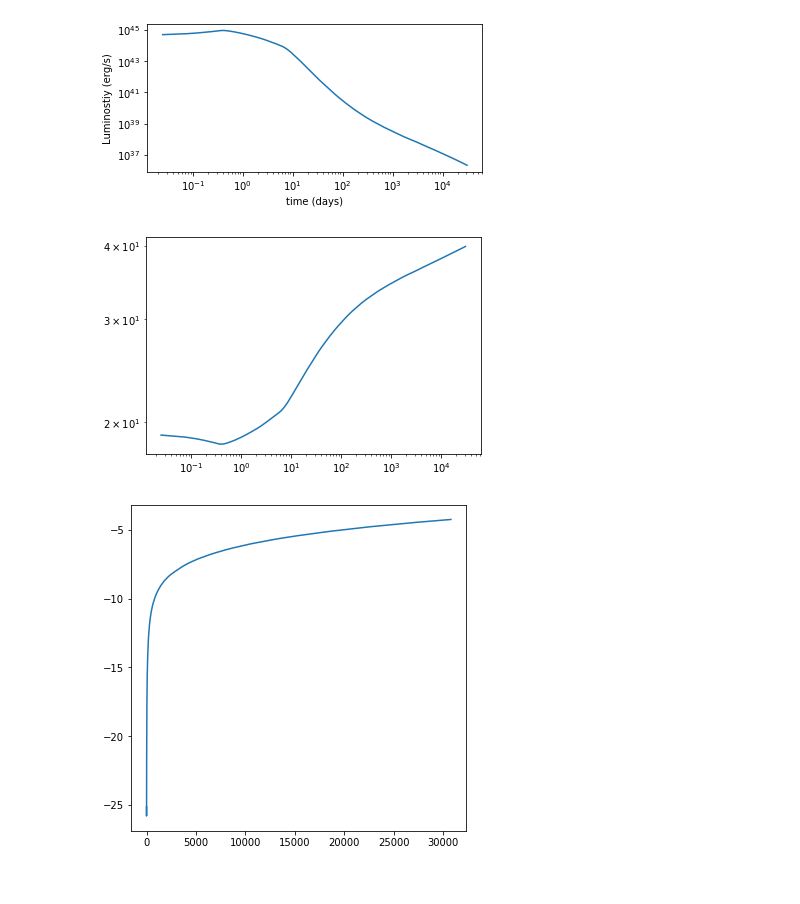
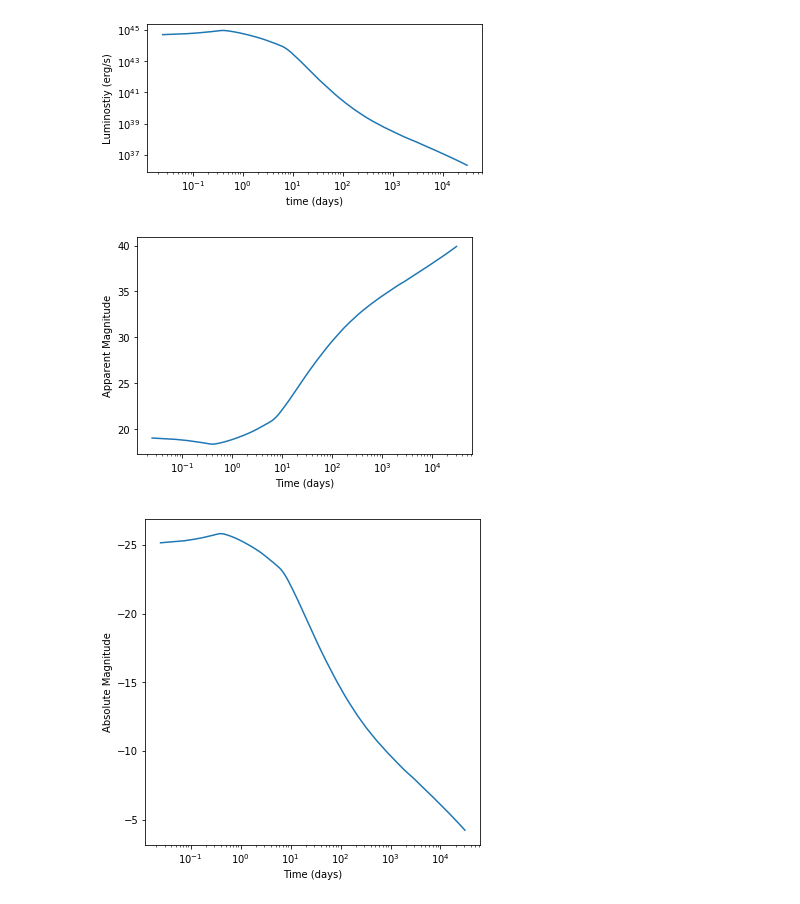
Before and after one commit to caitlin-king/summer-project, a Jupyter notebook: Summerproject.ipynb, the cells around one changed output. Cells and saved outputs as stored; diff of their text form; code cells hidden in the pictures.

Commit message:
modified apparent/abs mag graphs

```diff
--- a/Summerproject.ipynb
+++ b/Summerproject.ipynb
@@ -70,25 +70,30 @@ plt.show()
 # %%
 #Plots of apparent and absolute AB magnitudes
 
 m_AB = -2.5*np.log10(F_nu)-48.60
 
 d = D*(3.24078*pow(10, -19))
 
 M_AB = m_AB-5*np.log10(d)+5
 
 plt.subplot(1, 1, 1)
-plt.plot(t_days, m_AB)
+plt.plot(t_days, m_AB)          #plot of time in days vs. apparent magnitude
 
+plt.xlabel('Time (days)')
+plt.ylabel('Apparent Magnitude')
 plt.xscale('log')
-plt.yscale('log')
+
 plt.figure(figsize=(6,6))
 
 plt.subplot(1, 1, 1)
-plt.plot(t_days, M_AB)
+plt.plot(t_days, M_AB)          #plot of time in days vs. absolute magnitude
 
-
+plt.xlabel('Time (days)')
+plt.ylabel('Absolute Magnitude')
+plt.xscale('log')
+plt.gca().invert_yaxis()
 
 plt.show()
 # %% [output]
-[figure, old version]
+[figure, new version]
-[figure, old version]
+[figure, new version]
```
Also changed, not shown: parts of 1 cell of this notebook.
